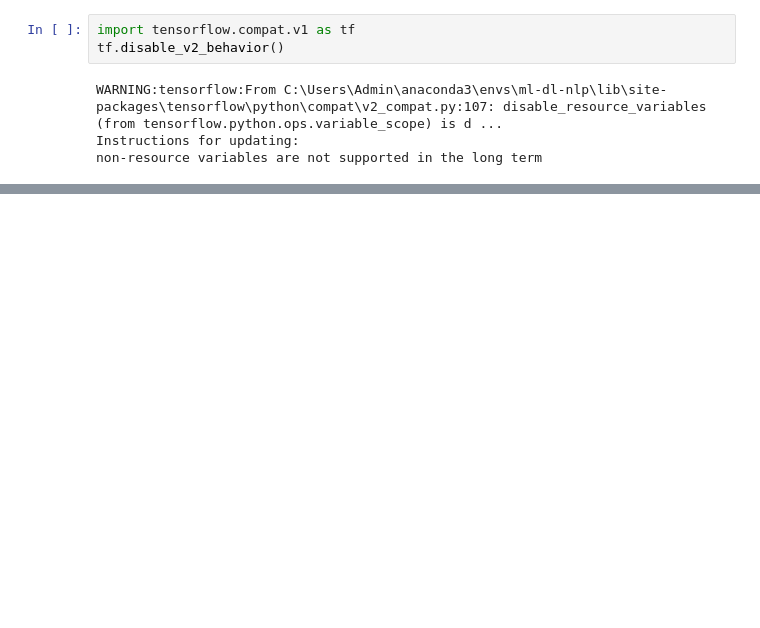
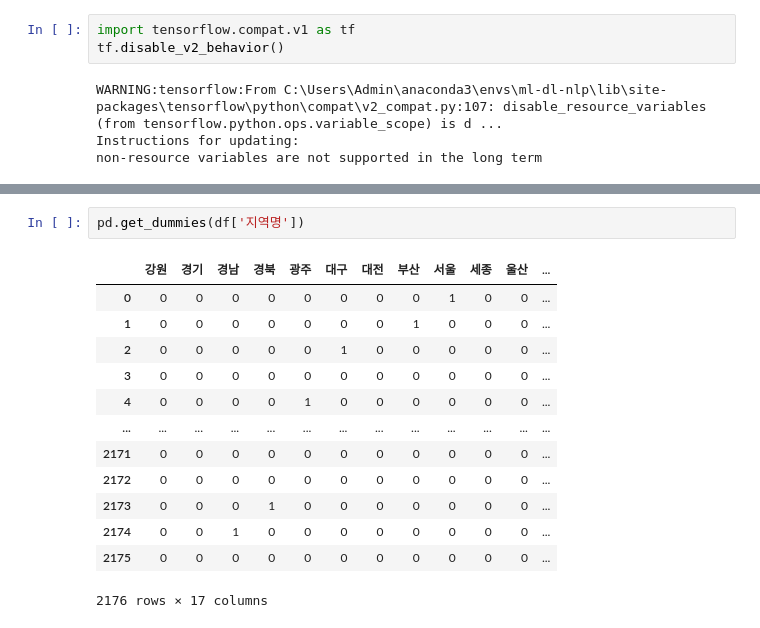
Before and after one commit to jsa3338/AI-X, a Jupyter notebook: source/05_DeepLearning/연습문제(라벨인코딩, 스케일조정).ipynb, the cells around one changed output, grey strips where cells are left out. Cells and saved outputs as stored; diff of their text form; blank space fills up the shorter version.

```diff
--- a/source/05_DeepLearning/연습문제(라벨인코딩, 스케일조정).ipynb
+++ b/source/05_DeepLearning/연습문제(라벨인코딩, 스케일조정).ipynb
@@ -144,0 +332,16 @@ for step in range(30001):
+# %%
+pd.get_dummies(df['지역명'])
+# %% [output]
+|  | 강원 | 경기 | 경남 | 경북 | 광주 | 대구 | 대전 | 부산 | 서울 | 세종 | 울산 | ... |
+| 0 | 0 | 0 | 0 | 0 | 0 | 0 | 0 | 0 | 1 | 0 | 0 | ... |
+| 1 | 0 | 0 | 0 | 0 | 0 | 0 | 0 | 1 | 0 | 0 | 0 | ... |
+| 2 | 0 | 0 | 0 | 0 | 0 | 1 | 0 | 0 | 0 | 0 | 0 | ... |
+| 3 | 0 | 0 | 0 | 0 | 0 | 0 | 0 | 0 | 0 | 0 | 0 | ... |
+| 4 | 0 | 0 | 0 | 0 | 1 | 0 | 0 | 0 | 0 | 0 | 0 | ... |
+| ... | ... | ... | ... | ... | ... | ... | ... | ... | ... | ... | ... | ... |
+| 2171 | 0 | 0 | 0 | 0 | 0 | 0 | 0 | 0 | 0 | 0 | 0 | ... |
+| 2172 | 0 | 0 | 0 | 0 | 0 | 0 | 0 | 0 | 0 | 0 | 0 | ... |
+| 2173 | 0 | 0 | 0 | 1 | 0 | 0 | 0 | 0 | 0 | 0 | 0 | ... |
+| 2174 | 0 | 0 | 1 | 0 | 0 | 0 | 0 | 0 | 0 | 0 | 0 | ... |
+| 2175 | 0 | 0 | 0 | 0 | 0 | 0 | 0 | 0 | 0 | 0 | 0 | ... |
+2176 rows × 17 columns
```
Also changed, not shown: parts of 19 cells of this notebook, 23 other files.
